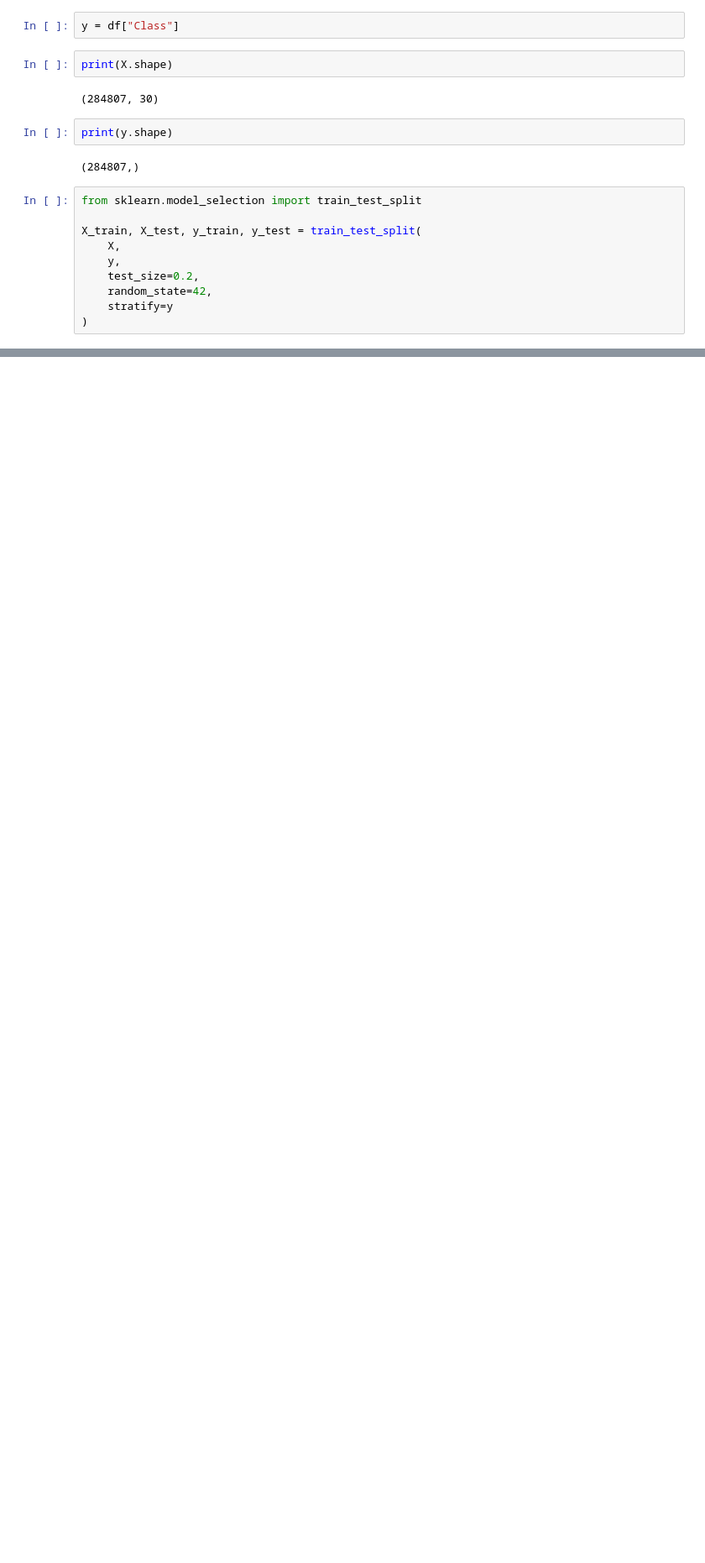
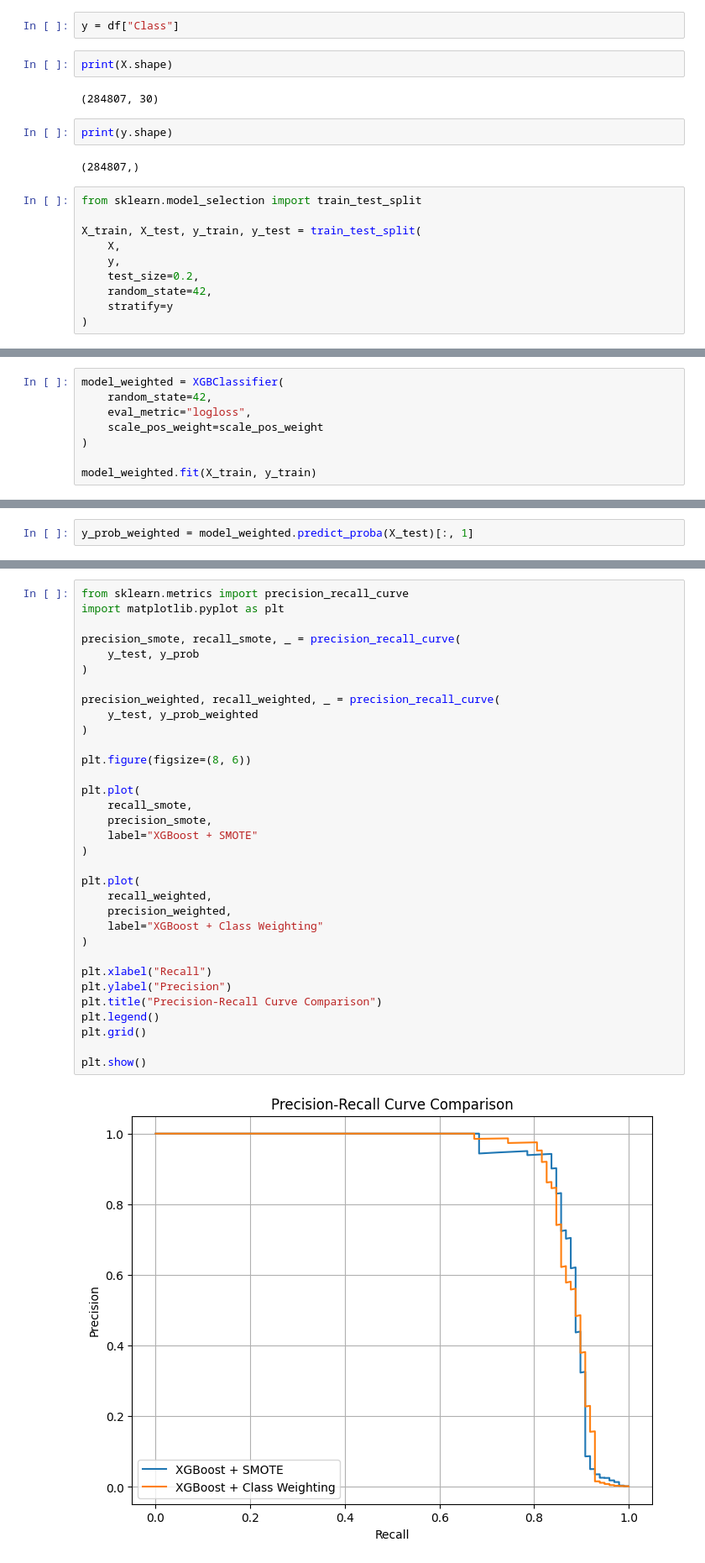
Before and after one commit to samuktha-01/credit-card-fraud-detection, a Jupyter notebook: notebooks/fraud_detection.ipynb, the cells around one changed output, grey strips where cells are left out. Shown at 84% size. Drawn from its saved outputs; the diff is of its cells as text; blank space fills up the shorter version.

```diff
--- a/notebooks/fraud_detection.ipynb
+++ b/notebooks/fraud_detection.ipynb
@@ -75,0 +190,8 @@ ModuleNotFoundError: No module named 'imblearn'
+# %%
+model_weighted = XGBClassifier(
+    random_state=42,
+    eval_metric="logloss",
+    scale_pos_weight=scale_pos_weight
+)
+
+model_weighted.fit(X_train, y_train)
@@ -75,0 +213,2 @@ ModuleNotFoundError: No module named 'imblearn'
+# %%
+y_prob_weighted = model_weighted.predict_proba(X_test)[:, 1]
@@ -75,0 +232,35 @@ ModuleNotFoundError: No module named 'imblearn'
+# %%
+from sklearn.metrics import precision_recall_curve
+import matplotlib.pyplot as plt
+
+precision_smote, recall_smote, _ = precision_recall_curve(
+    y_test, y_prob
+)
+
+precision_weighted, recall_weighted, _ = precision_recall_curve(
+    y_test, y_prob_weighted
+)
+
+plt.figure(figsize=(8, 6))
+
+plt.plot(
+    recall_smote,
+    precision_smote,
+    label="XGBoost + SMOTE"
+)
+
+plt.plot(
+    recall_weighted,
+    precision_weighted,
+    label="XGBoost + Class Weighting"
+)
+
+plt.xlabel("Recall")
+plt.ylabel("Precision")
+plt.title("Precision-Recall Curve Comparison")
+plt.legend()
+plt.grid()
+
+plt.show()
+# %% [output]
+[figure, added]
```
Also changed, not shown: parts of 22 cells of this notebook, 1 other file.
